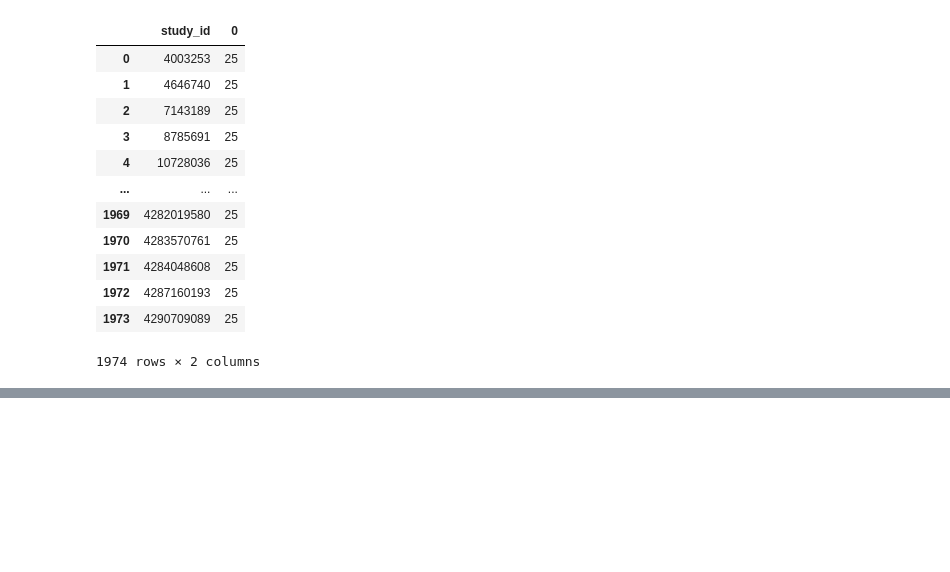
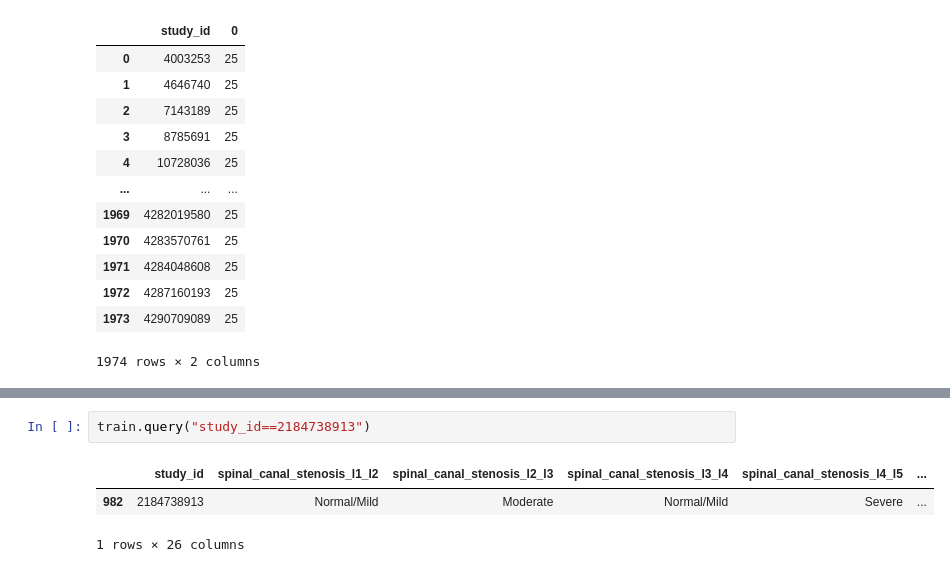
Before and after one commit to mkurtys/rsnaspine, a Jupyter notebook: explore.ipynb, the cells around one changed output, grey strips where cells are left out. Cells and saved outputs as stored; diff of their text form; blank space fills up the shorter version.

```diff
--- a/explore.ipynb
+++ b/explore.ipynb
@@ -639,0 +652,6 @@ coordinates.head()
+# %%
+train.query("study_id==2184738913")
+# %% [output]
+|  | study_id | spinal_canal_stenosis_l1_l2 | spinal_canal_stenosis_l2_l3 | spinal_canal_stenosis_l3_l4 | spinal_canal_stenosis_l4_l5 | ... |
+| 982 | 2184738913 | Normal/Mild | Moderate | Normal/Mild | Severe | ... |
+1 rows × 26 columns
```
Also changed, not shown: parts of 2 cells of this notebook, 6 other files.
